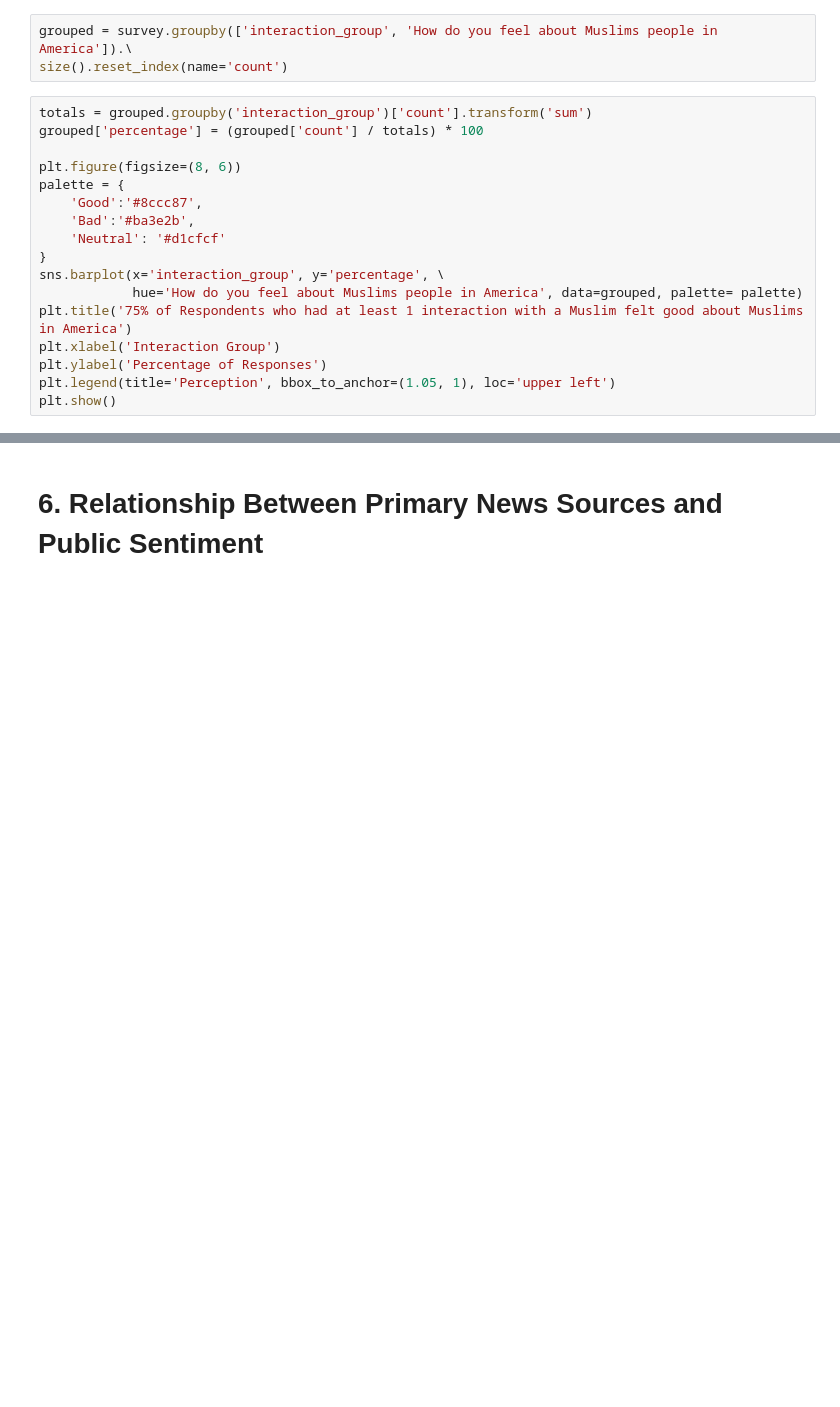
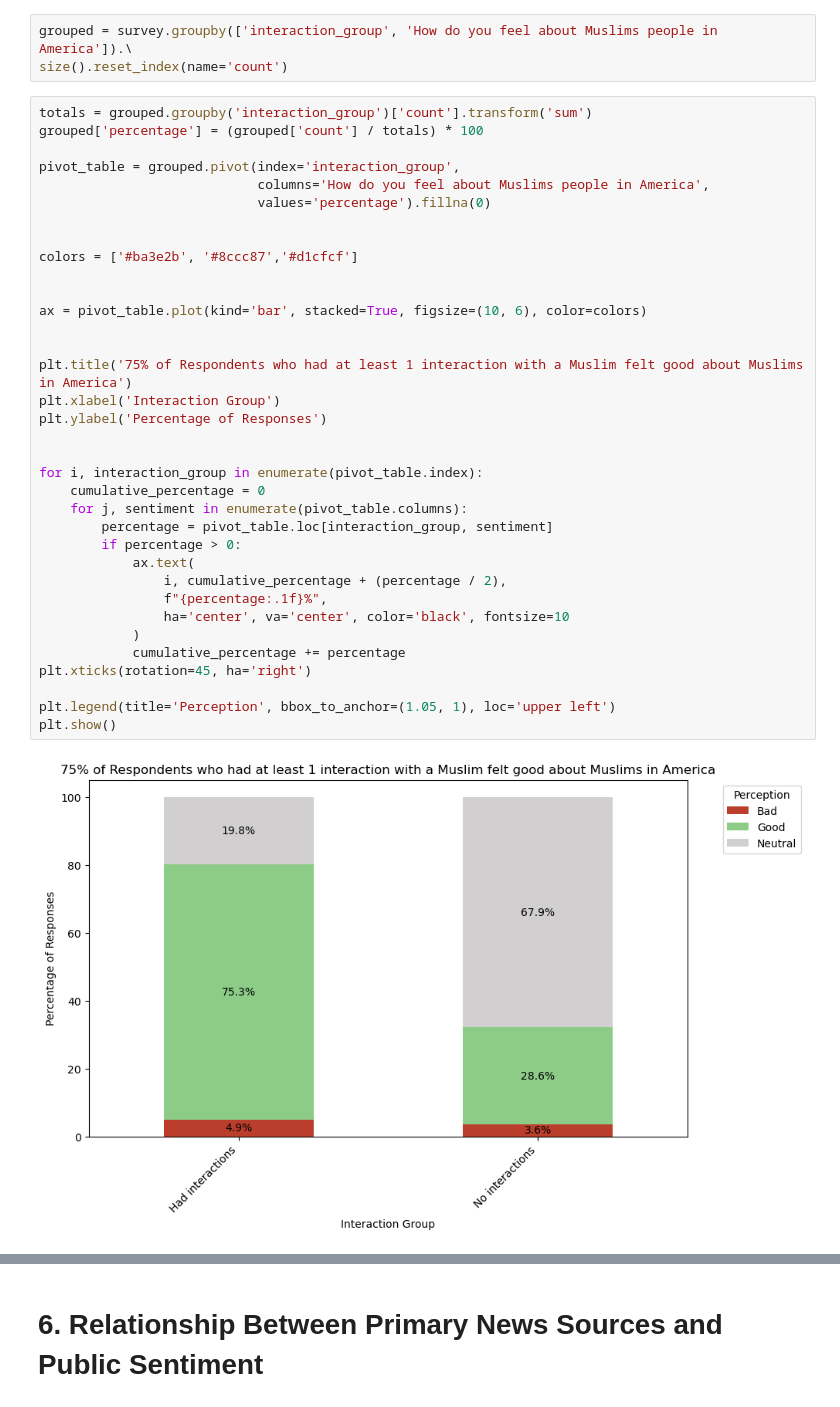
Before and after one commit to manelmahroug/Muslim-Brand-Sentiment, a Jupyter notebook: Brand_sentiment_001_June2024.ipynb, the cells around one changed output, grey strips where cells are left out. Saved outputs shown, nothing was run; the diff lists cells and outputs as text; blank space fills up the shorter version.

```diff
--- a/Brand_sentiment_001_June2024.ipynb
+++ b/Brand_sentiment_001_June2024.ipynb
@@ -366,17 +388,37 @@ size().reset_index(name='count')
 # %%
 totals = grouped.groupby('interaction_group')['count'].transform('sum')
 grouped['percentage'] = (grouped['count'] / totals) * 100
 
-plt.figure(figsize=(8, 6))
-palette = {
-    'Good':'#8ccc87',
-    'Bad':'#ba3e2b',
-    'Neutral': '#d1cfcf'
-}
-sns.barplot(x='interaction_group', y='percentage', \
-            hue='How do you feel about Muslims people in America', data=grouped, palette= palette)
+pivot_table = grouped.pivot(index='interaction_group',
+                            columns='How do you feel about Muslims people in America',
+                            values='percentage').fillna(0)
+
+
+colors = ['#ba3e2b', '#8ccc87','#d1cfcf']
+
+
+ax = pivot_table.plot(kind='bar', stacked=True, figsize=(10, 6), color=colors)
+
+
 plt.title('75% of Respondents who had at least 1 interaction with a Muslim felt good about Muslims in America')
 plt.xlabel('Interaction Group')
 plt.ylabel('Percentage of Responses')
+
+
+for i, interaction_group in enumerate(pivot_table.index):
+    cumulative_percentage = 0
+    for j, sentiment in enumerate(pivot_table.columns):
+        percentage = pivot_table.loc[interaction_group, sentiment]
+        if percentage > 0:
+            ax.text(
+                i, cumulative_percentage + (percentage / 2),
+                f"{percentage:.1f}%",
+                ha='center', va='center', color='black', fontsize=10
+            )
+            cumulative_percentage += percentage
+plt.xticks(rotation=45, ha='right')
+
 plt.legend(title='Perception', bbox_to_anchor=(1.05, 1), loc='upper left')
 plt.show()
+# %% [output]
+[figure, added]
```
Also changed, not shown: parts of 9 cells of this notebook.
